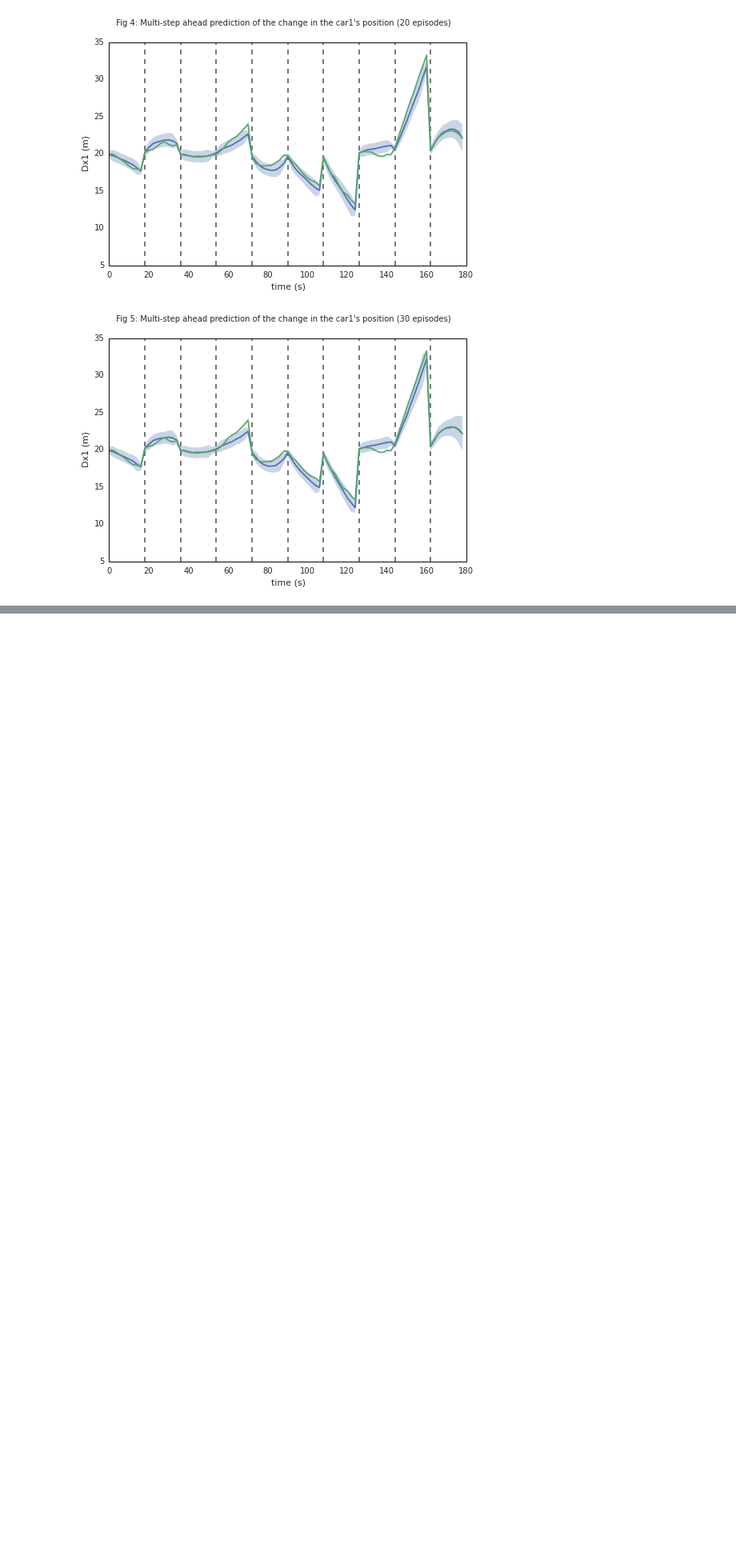
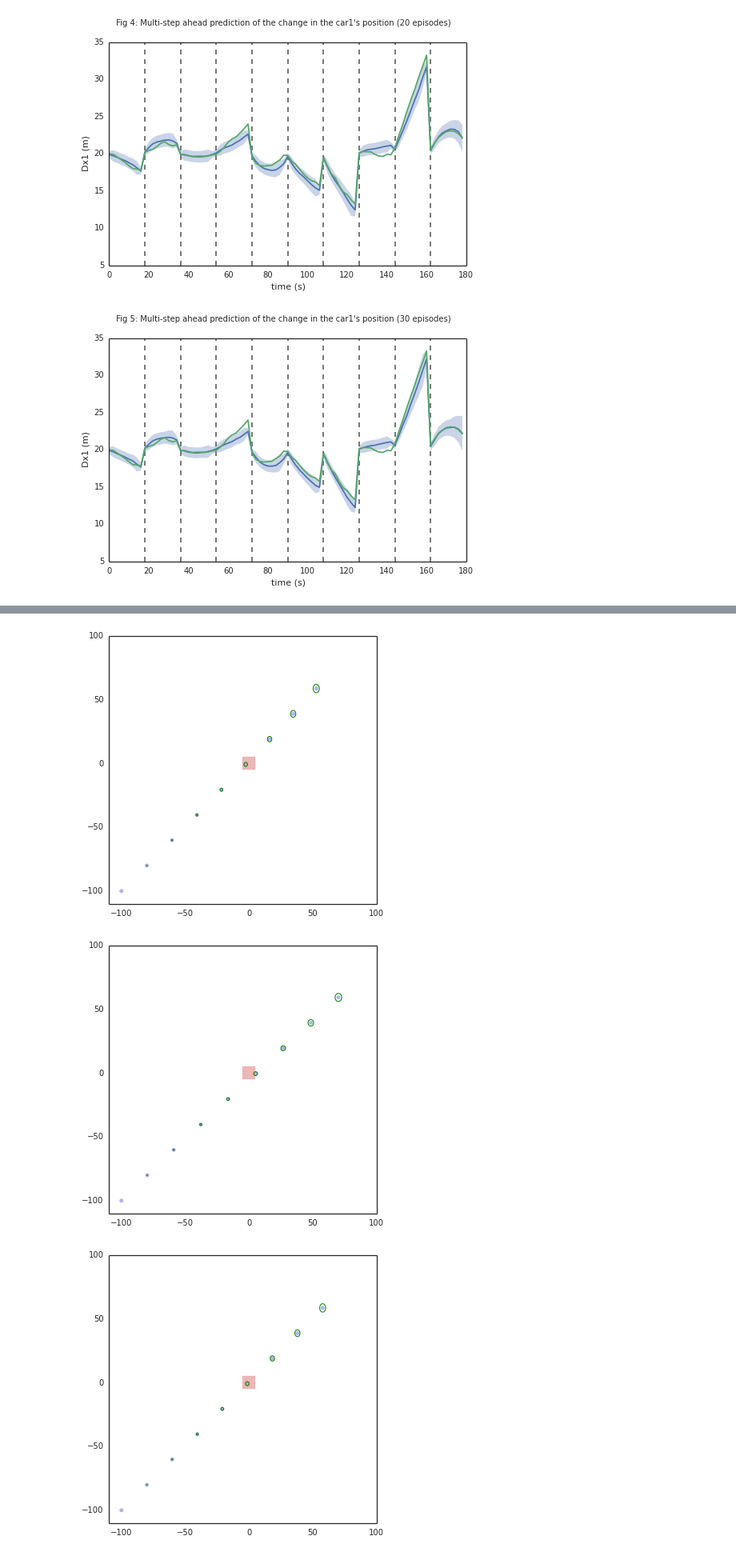
Before and after one commit to kyr-pol/Safe-RL, a Jupyter notebook: collision_avoidance.ipynb, the cells around one changed output, grey strips where cells are left out. Shown at 80% size. Cells and saved outputs as stored; diff of their text form; code cells hidden in the pictures; blank space fills up the shorter version.

```diff
--- a/collision_avoidance.ipynb
+++ b/collision_avoidance.ipynb
@@ -247,0 +244,22 @@ Now that we are able to construct a probabilistic prediction of the system's tra
+# %%
+from matplotlib.patches import Ellipse
+for k in range(10):
+    fig1 = pl.figure(figsize=(6,6))
+    ax1 = fig1.add_subplot(111, aspect='equal')
+    ax1.add_patch(
+        patches.Rectangle((-5, -5),   # (x,y)
+                           10,# width
+                           10, color=(0.9,0.6,0.6), alpha=0.7 ))
+    pl.ylim([-110,100])
+    pl.xlim([-110,100])
+    for i in range(9):
+        pt = (D.state_m[9*k+i,0], D.state_m[9*k+i,2])
+        pl.scatter(pt[0],pt[1],alpha=0.3)
+        e = Ellipse(xy=pt, width= 4*D.state_v[9*k+i,0,0]**0.5,
+                    height=4*D.state_v[9*k+i,2,2]**0.5,
+                    fill=False, color='green', alpha=1, linewidth=1)
+        ax1.add_artist(e)
+# %% [output]
+[figure, added]
+[figure, added]
+[figure, added]
```
Also changed, not shown: parts of 9 cells of this notebook.
